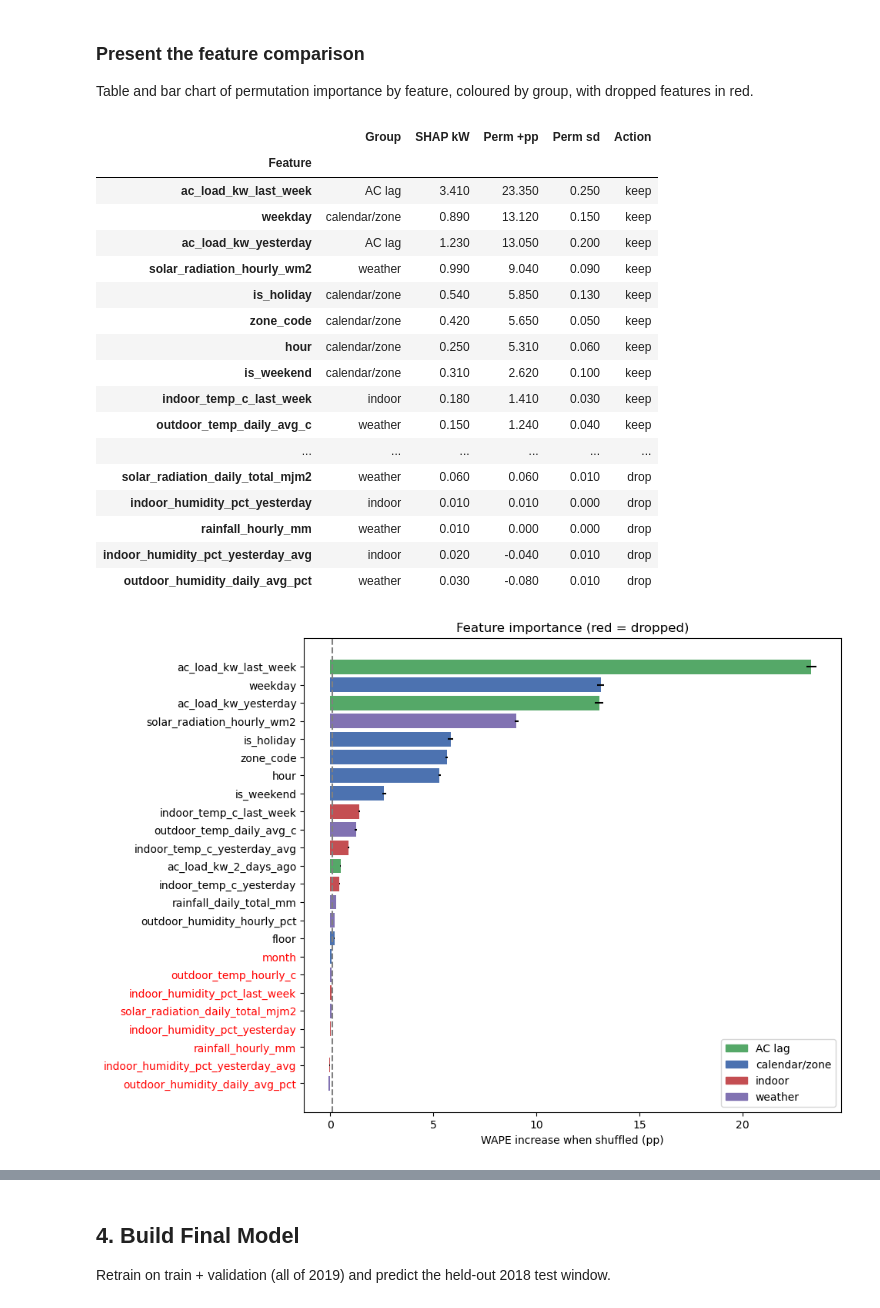
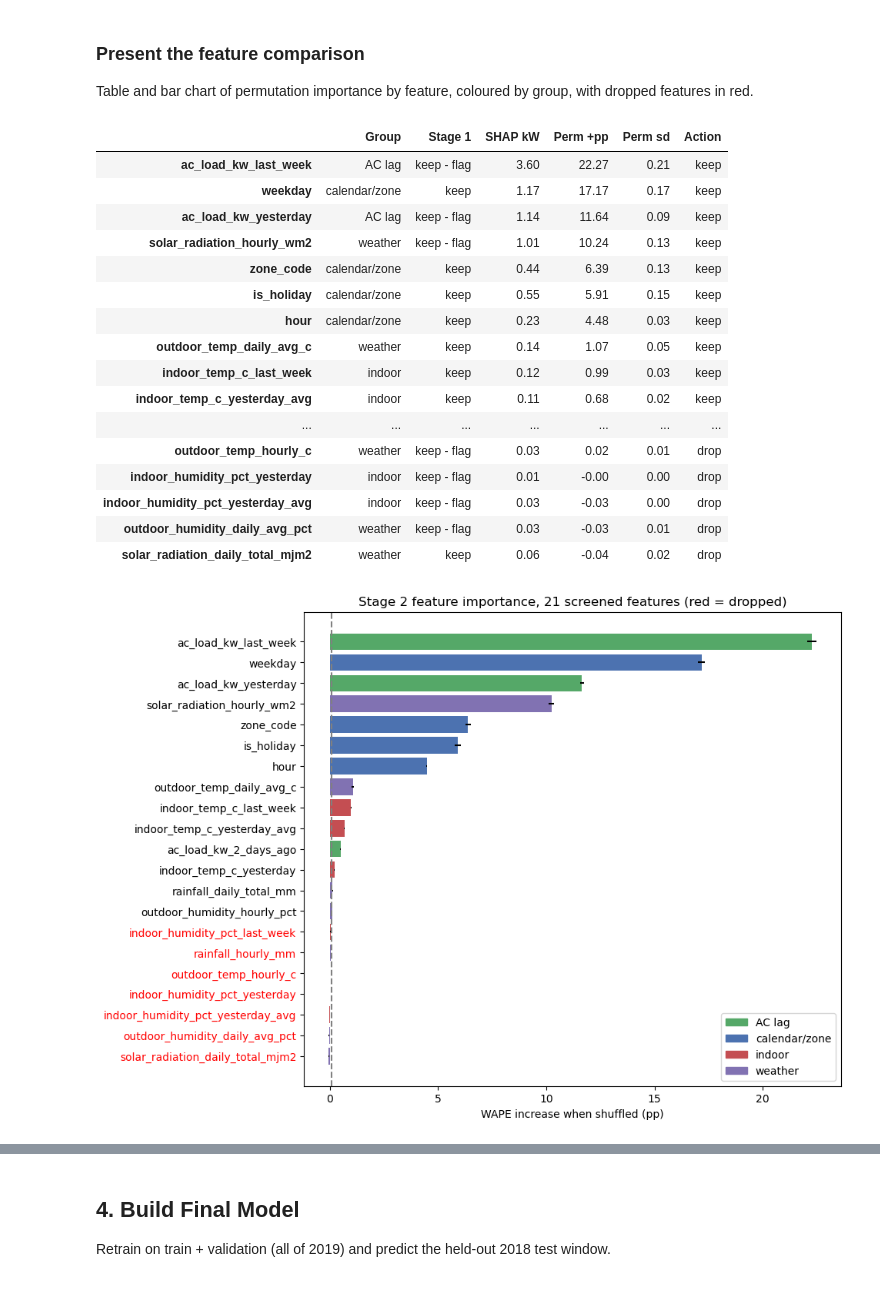
Before and after one commit to rionang2024/is4001, a Jupyter notebook: Qn_B/3-LightGBM/LightGBM.ipynb, the cells around one changed output, grey strips where cells are left out. Drawn from its saved outputs; the diff is of its cells as text; code cells hidden in the pictures.

```diff
--- a/Qn_B/3-LightGBM/LightGBM.ipynb
+++ b/Qn_B/3-LightGBM/LightGBM.ipynb
@@ -34,5 +45,6 @@ thresholds that decide which features get dropped.
 # %%
-DATA_DIR = Path("../cleaned_data")
+DATA_DIR = Path("../cleaned_data")                  # baseline predictions (not affected by screening)
+SCREENED_DIR = Path("../Feature Selection/Output")  # Stage 1 screened model data + dictionary
 OUT_DIR = Path("outputs")
 OUT_DIR.mkdir(parents=True, exist_ok=True)
 
@@ -43,12 +55,6 @@ BASELINES = ["B1 seasonal naive", "B2 average profile", "B3 calendar + AC lags"]
 SEED = 42
 
 # Small, fast grid. l1 objective aligns with MAE/WAPE; l2 with RMSE.
-PARAM_GRID = {
-    "objective": ["regression", "regression_l1"],
-    "num_leaves": [31, 63],
-    "min_child_samples": [20, 100],
-}
-
 PARAM_GRID = {
     "objective": ["regression", "regression_l1"],
     "num_leaves": [31, 63],
@@ -66,7 +72,7 @@ CORR_THRESHOLD = 0.90       # for |r| above this, drop the weaker feature of the
 ALWAYS_KEEP = ["zone_code", "hour", "weekday", "is_holiday",
                "ac_load_kw_yesterday", "ac_load_kw_last_week"]
 TOLERANCE = 0.10            # accept the reduced model if val WAPE is at most 0.10 pp worse
-MANUAL_DROP = None          # e.g. ["month", "outdoor_humidity_daily_avg_pct"] to override the rule
+MANUAL_DROP = None          # e.g. ["rainfall_hourly_mm", "outdoor_humidity_daily_avg_pct"] to override the rule
 # %% [markdown]
 ### Logging helpers
 
@@ -89,15 +115,26 @@ AC lag, calendar/zone).
 # %%
 t0 = time.time()
-df = pd.read_parquet(DATA_DIR / "question_b_model_data.parquet")
-fdict = pd.read_csv(DATA_DIR / "question_b_feature_dictionary.csv")
+df = pd.read_parquet(SCREENED_DIR / "question_b_model_data_screened.parquet")
+fdict = pd.read_csv(SCREENED_DIR / "question_b_feature_dictionary_screened.csv").fillna({"stage1_decision": "", "stage1_reason": ""})
 baselines = pd.read_parquet(DATA_DIR / "question_b_baseline_predictions.parquet")
 
+# The screened dictionary blanks M1-M4 for anything Stage 1 excluded, so M4 == Yes
+# is already the post-screening candidate set.
 ALL_FEATURES = fdict.loc[fdict["M4"].eq("Yes"), "column"].tolist()
+absent = [c for c in ALL_FEATURES if c not in df.columns]
+assert not absent, f"dictionary lists features the screened data does not carry: {absent}"
+
 GROUP = {}
 for c in ALL_FEATURES:
     GROUP[c] = ("indoor" if c.startswith("indoor") else
                 "weather" if c.startswith(("outdoor", "rainfall", "solar")) else
                 "AC lag" if c.startswith("ac_load") else "calendar/zone")
+
+# Stage 1 notes, carried through so the Stage 2 tables say which features arrived flagged
+STAGE1 = (fdict.set_index("column").reindex(ALL_FEATURES)[["stage1_decision", "stage1_reason"]]
+          .rename(columns={"stage1_decision": "stage1", "stage1_reason": "stage1_note"}))
+STAGE1["stage1_flagged"] = STAGE1.stage1.str.contains("flag")
+dropped_stage1 = fdict.loc[fdict.stage1_decision.eq("exclude"), ["column", "stage1_reason"]]
 
 df["zone_code"] = df["zone_code"].astype("category")
 train = df[df.split == "train"]
@@ -107,4 +144,8 @@ test = df[df.split == "test"]
 OP_VALID = valid.is_operating_hours.eq(1).values
 log(f"Loaded {len(df):,} rows in {time.time() - t0:.1f}s | train {len(train):,} | "
     f"validation {len(valid):,} | test {len(test):,} | {len(ALL_FEATURES)} candidate features")
+log(f"  Stage 1 excluded {len(dropped_stage1)} feature(s) before this notebook: "
+    f"{dropped_stage1.column.tolist()}")
+log(f"  Stage 1 passed {int(STAGE1.stage1_flagged.sum())} feature(s) through with a flag: "
+    f"{STAGE1.index[STAGE1.stage1_flagged].tolist()}")
 # %% [output]
@@ -264,6 +317,8 @@ log(f"  [d] {len(pairs)} feature pairs with |Spearman r| > {CORR_THRESHOLD}")
 
 comp = pd.DataFrame({
     "group": pd.Series(GROUP),
+    "stage1": STAGE1["stage1"],
+    "stage1_note": STAGE1["stage1_note"],
     "gain_%": gain,
     "mean_abs_shap_kW": mean_shap,
     "perm_WAPE_increase_pp": {c: np.mean(v) for c, v in perm.items()},
@@ -297,7 +352,7 @@ for c in ALL_FEATURES:
         continue
     r = comp.loc[c]
     if r.perm_WAPE_increase_pp < MIN_PERM_GAIN:
-        reasons[c] = f"low influence (+{r.perm_WAPE_increase_pp:.2f} pp when shuffled)"
+        reasons[c] = f"low influence ({r.perm_WAPE_increase_pp:+.2f} pp when shuffled)"
     elif r.perm_WAPE_increase_pp < NOISE_RATIO * r.perm_sd_pp:
         reasons[c] = f"noisy (gain {r.perm_WAPE_increase_pp:.2f} < sd {r.perm_sd_pp:.2f})"
 for a, b, r in pairs:                                     # redundant pairs: drop the weaker one
@@ -339,44 +394,45 @@ with dropped features in red.
 # %%
 table = pd.DataFrame({
     "Group": comp["group"],
+    "Stage 1": comp["stage1"],
     "SHAP kW": comp["mean_abs_shap_kW"],
     "Perm +pp": comp["perm_WAPE_increase_pp"],
     "Perm sd": comp["perm_sd_pp"],
     "Action": ["drop" if c in reasons else "keep" for c in comp.index],
 }).round(2)
 display(table)
 
 colors = {"AC lag": "#55A868", "calendar/zone": "#4C72B0", "indoor": "#C44E52", "weather": "#8172B2"}
 t = table.iloc[::-1]
 fig, ax = plt.subplots(figsize=(9, 8))
 ax.barh(t.index, t["Perm +pp"], xerr=t["Perm sd"], color=t["Group"].map(colors))
 ax.axvline(MIN_PERM_GAIN, ls="--", c="grey")
-ax.set(xlabel="WAPE increase when shuffled (pp)", title="Feature importance (red = dropped)")
+ax.set(xlabel="WAPE increase when shuffled (pp)",
+       title=f"Stage 2 feature importance, {len(ALL_FEATURES)} screened features (red = dropped)")
 for label in ax.get_yticklabels():
     label.set_color("red" if t.loc[label.get_text(), "Action"] == "drop" else "black")
 ax.legend([plt.Rectangle((0, 0), 1, 1, color=c) for c in colors.values()], colors, loc="lower right")
 fig.savefig(OUT_DIR / "feature_comparison.png", dpi=150, bbox_inches="tight")
 plt.show()
 # %% [output]
-|  | Group | SHAP kW | Perm +pp | Perm sd | Action |
-| Feature |  |  |  |  |  |
-| ac_load_kw_last_week | AC lag | 3.410 | 23.350 | 0.250 | keep |
-| weekday | calendar/zone | 0.890 | 13.120 | 0.150 | keep |
-| ac_load_kw_yesterday | AC lag | 1.230 | 13.050 | 0.200 | keep |
-| solar_radiation_hourly_wm2 | weather | 0.990 | 9.040 | 0.090 | keep |
-| is_holiday | calendar/zone | 0.540 | 5.850 | 0.130 | keep |
-| zone_code | calendar/zone | 0.420 | 5.650 | 0.050 | keep |
-| hour | calendar/zone | 0.250 | 5.310 | 0.060 | keep |
-| is_weekend | calendar/zone | 0.310 | 2.620 | 0.100 | keep |
-| indoor_temp_c_last_week | indoor | 0.180 | 1.410 | 0.030 | keep |
-| outdoor_temp_daily_avg_c | weather | 0.150 | 1.240 | 0.040 | keep |
-| ... | ... | ... | ... | ... | ... |
-| solar_radiation_daily_total_mjm2 | weather | 0.060 | 0.060 | 0.010 | drop |
-| indoor_humidity_pct_yesterday | indoor | 0.010 | 0.010 | 0.000 | drop |
-| rainfall_hourly_mm | weather | 0.010 | 0.000 | 0.000 | drop |
-| indoor_humidity_pct_yesterday_avg | indoor | 0.020 | -0.040 | 0.010 | drop |
-| outdoor_humidity_daily_avg_pct | weather | 0.030 | -0.080 | 0.010 | drop |
+|  | Group | Stage 1 | SHAP kW | Perm +pp | Perm sd | Action |
+| ac_load_kw_last_week | AC lag | keep - flag | 3.60 | 22.27 | 0.21 | keep |
+| weekday | calendar/zone | keep | 1.17 | 17.17 | 0.17 | keep |
+| ac_load_kw_yesterday | AC lag | keep - flag | 1.14 | 11.64 | 0.09 | keep |
+| solar_radiation_hourly_wm2 | weather | keep - flag | 1.01 | 10.24 | 0.13 | keep |
+| zone_code | calendar/zone | keep | 0.44 | 6.39 | 0.13 | keep |
+| is_holiday | calendar/zone | keep | 0.55 | 5.91 | 0.15 | keep |
+| hour | calendar/zone | keep | 0.23 | 4.48 | 0.03 | keep |
+| outdoor_temp_daily_avg_c | weather | keep | 0.14 | 1.07 | 0.05 | keep |
+| indoor_temp_c_last_week | indoor | keep | 0.12 | 0.99 | 0.03 | keep |
+| indoor_temp_c_yesterday_avg | indoor | keep | 0.11 | 0.68 | 0.02 | keep |
+| ... | ... | ... | ... | ... | ... | ... |
+| outdoor_temp_hourly_c | weather | keep - flag | 0.03 | 0.02 | 0.01 | drop |
+| indoor_humidity_pct_yesterday | indoor | keep - flag | 0.01 | -0.00 | 0.00 | drop |
+| indoor_humidity_pct_yesterday_avg | indoor | keep - flag | 0.03 | -0.03 | 0.00 | drop |
+| outdoor_humidity_daily_avg_pct | weather | keep - flag | 0.03 | -0.03 | 0.01 | drop |
+| solar_radiation_daily_total_mjm2 | weather | keep | 0.06 | -0.04 | 0.02 | drop |
-[figure, old version]
+[figure, new version]
 # %% [markdown]
 ## 3. Remove low importance features in final model
 
```
Also changed, not shown: parts of 17 cells of this notebook, 19 other files.
